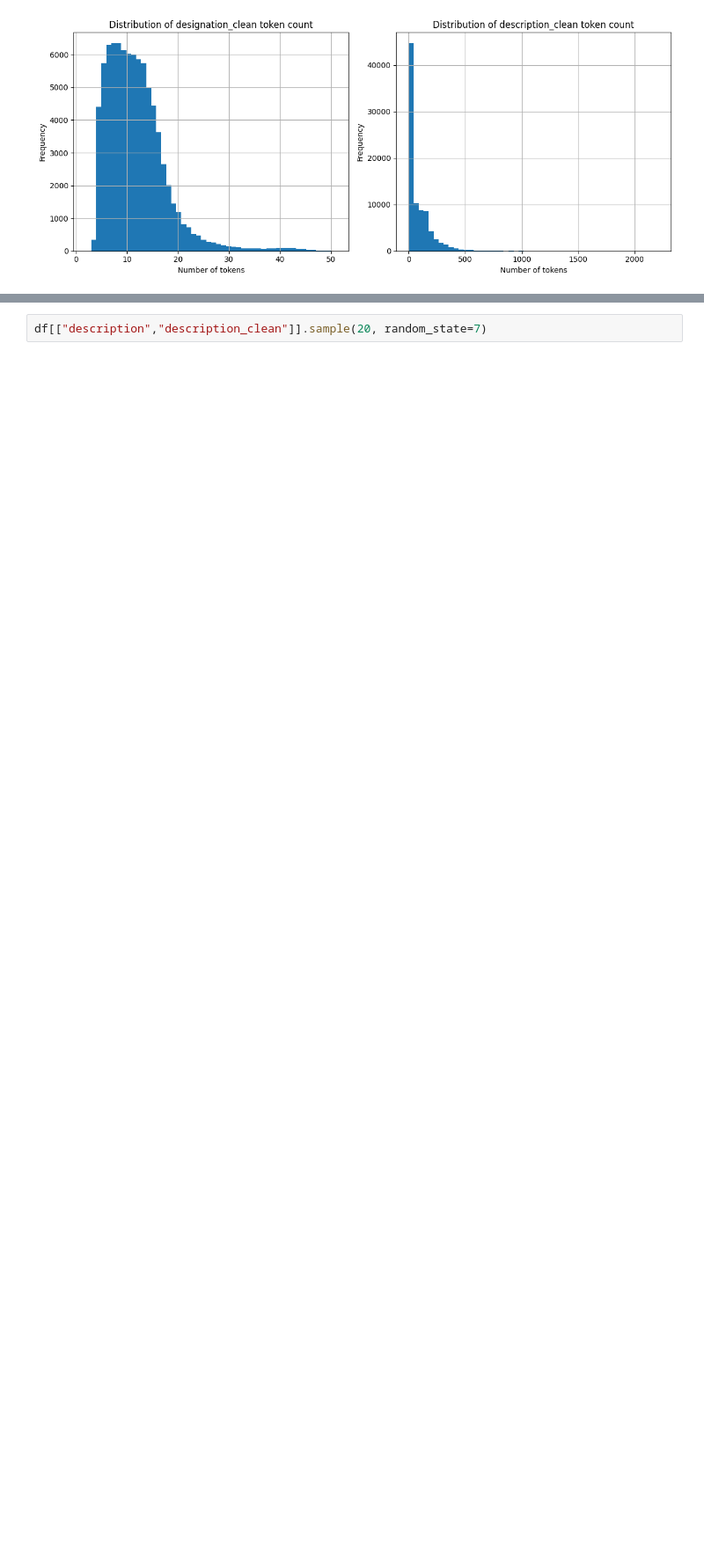
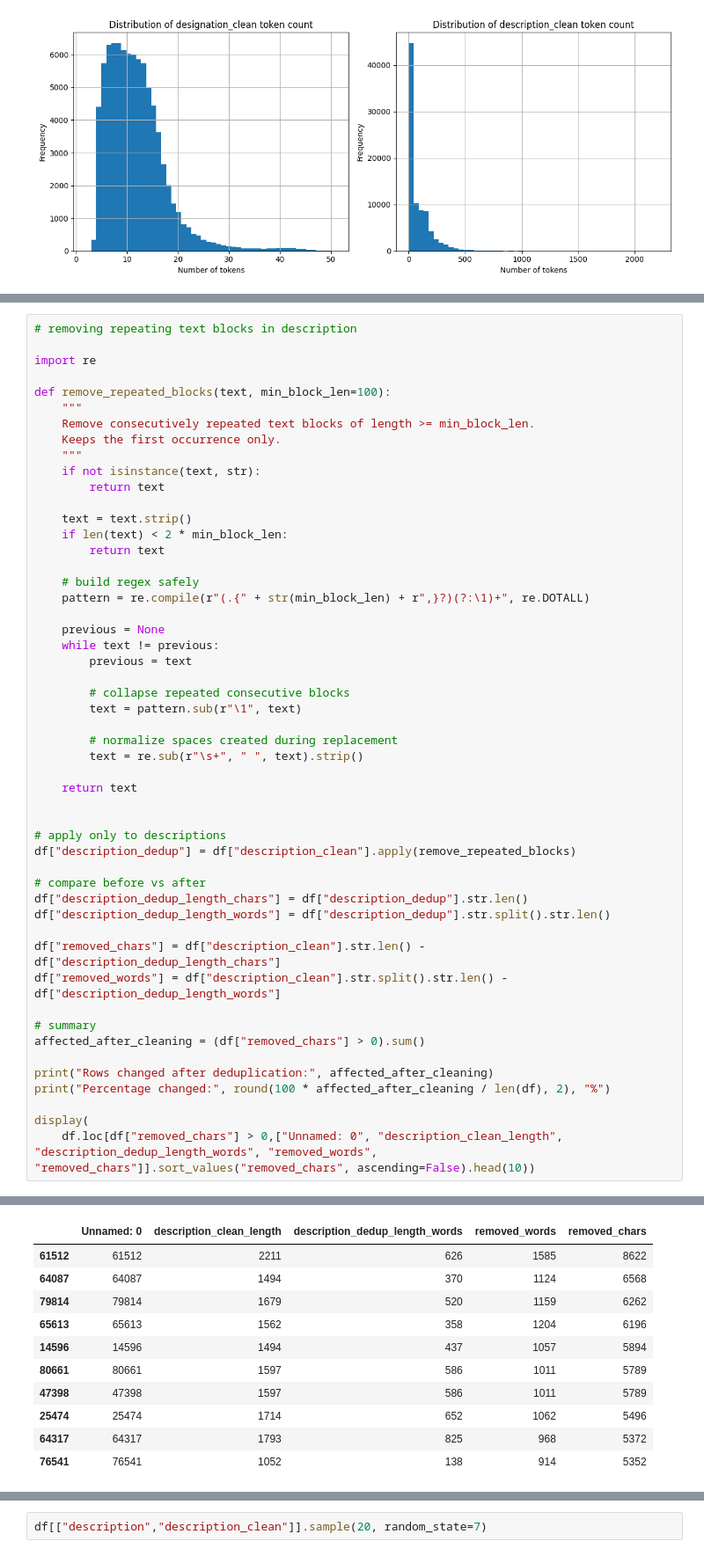
Before and after one commit to Stonesthrowing/Rakuten_Data_Science, a Jupyter notebook: rakuten.ipynb, the cells around one changed output, grey strips where cells are left out. Shown at 88% size. Cells and saved outputs as stored; diff of their text form; blank space fills up the shorter version.

```diff
--- a/rakuten.ipynb
+++ b/rakuten.ipynb
@@ -486,0 +647,52 @@ plt.show()
+# %%
+# removing repeating text blocks in description
+
+import re
+
+def remove_repeated_blocks(text, min_block_len=100):
+    """
+    Remove consecutively repeated text blocks of length >= min_block_len.
+    Keeps the first occurrence only.
+    """
+    if not isinstance(text, str):
+        return text
+
+    text = text.strip()
+    if len(text) < 2 * min_block_len:
+        return text
+
+    # build regex safely
+    pattern = re.compile(r"(.{" + str(min_block_len) + r",}?)(?:\1)+", re.DOTALL)
+
+    previous = None
+    while text != previous:
+        previous = text
+
+        # collapse repeated consecutive blocks
+        text = pattern.sub(r"\1", text)
+
+        # normalize spaces created during replacement
+        text = re.sub(r"\s+", " ", text).strip()
+
+    return text
+
+
+# apply only to descriptions
+df["description_dedup"] = df["description_clean"].apply(remove_repeated_blocks)
+
+# compare before vs after
+df["description_dedup_length_chars"] = df["description_dedup"].str.len()
+df["description_dedup_length_words"] = df["description_dedup"].str.split().str.len()
+
+df["removed_chars"] = df["description_clean"].str.len() - df["description_dedup_length_chars"]
+df["removed_words"] = df["description_clean"].str.split().str.len() - df["description_dedup_length_words"]
+
+# summary
+affected_after_cleaning = (df["removed_chars"] > 0).sum()
+
+print("Rows changed after deduplication:", affected_after_cleaning)
+print("Percentage changed:", round(100 * affected_after_cleaning / len(df), 2), "%")
+
+display(
+    df.loc[df["removed_chars"] > 0,["Unnamed: 0", "description_clean_length", "description_dedup_length_words", "removed_words", "removed_chars"]].sort_values("removed_chars", ascending=False).head(10))
+# %% [output]
@@ -486,0 +701,11 @@ plt.show()
+|  | Unnamed: 0 | description_clean_length | description_dedup_length_words | removed_words | removed_chars |
+| 61512 | 61512 | 2211 | 626 | 1585 | 8622 |
+| 64087 | 64087 | 1494 | 370 | 1124 | 6568 |
+| 79814 | 79814 | 1679 | 520 | 1159 | 6262 |
+| 65613 | 65613 | 1562 | 358 | 1204 | 6196 |
+| 14596 | 14596 | 1494 | 437 | 1057 | 5894 |
+| 80661 | 80661 | 1597 | 586 | 1011 | 5789 |
+| 47398 | 47398 | 1597 | 586 | 1011 | 5789 |
+| 25474 | 25474 | 1714 | 652 | 1062 | 5496 |
+| 64317 | 64317 | 1793 | 825 | 968 | 5372 |
+| 76541 | 76541 | 1052 | 138 | 914 | 5352 |
```
Also changed, not shown: parts of 14 cells of this notebook, 2 other files.
